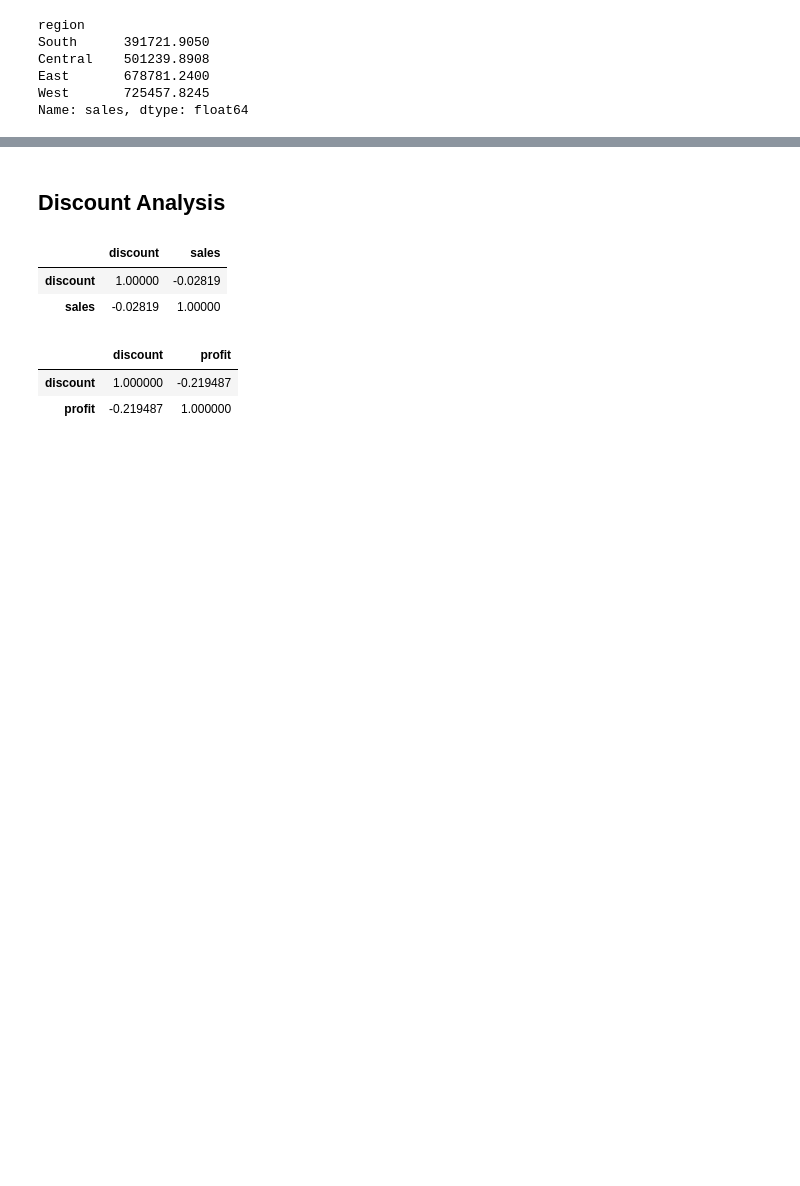
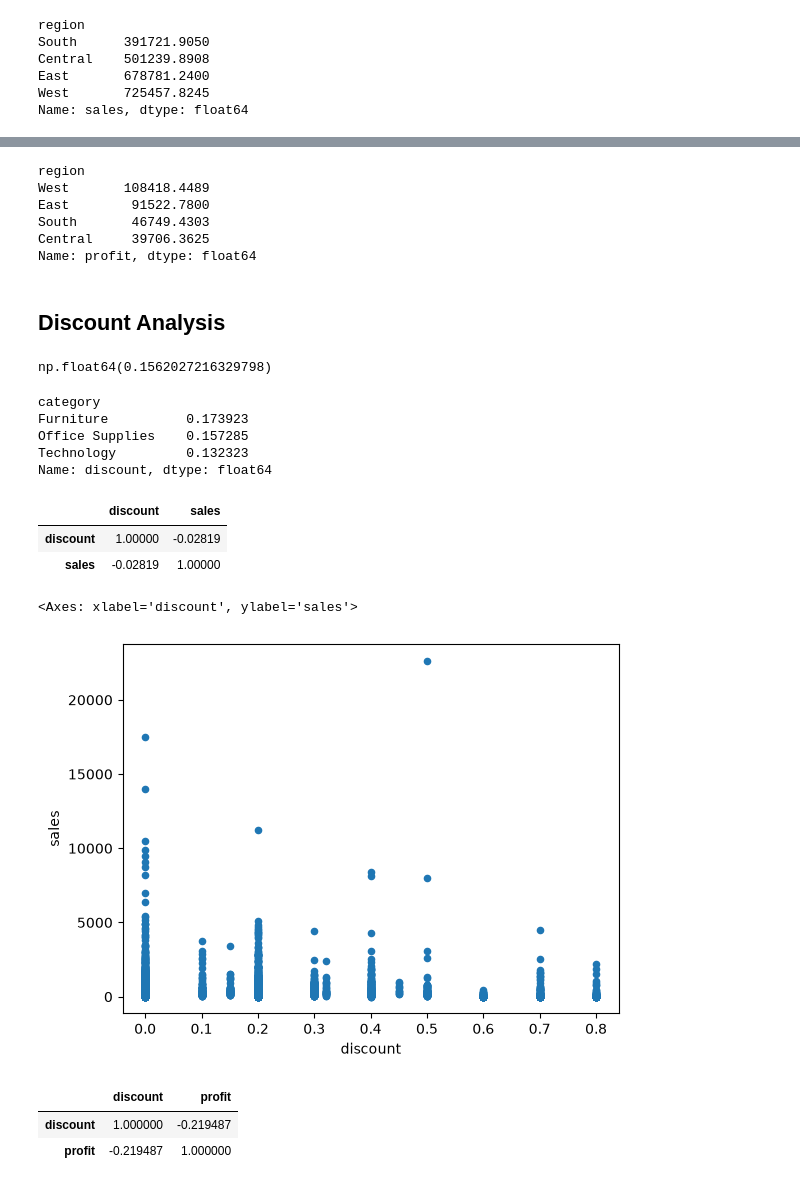
Before and after one commit to Yashoda07/retail-analytics-and-insights-platform, a Jupyter notebook: python_notebooks/03_EDA_Exploratory_Data_Analytics.ipynb, the cells around one changed output, grey strips where cells are left out. Saved outputs shown, nothing was run; the diff lists cells and outputs as text; code cells hidden in the pictures; blank space fills up the shorter version.

```diff
--- a/python_notebooks/03_EDA_Exploratory_Data_Analytics.ipynb
+++ b/python_notebooks/03_EDA_Exploratory_Data_Analytics.ipynb
@@ -212,5 +275,29 @@ Name: sales, dtype: float64
+# %%
+# Best Performing Region
+df.groupby("region")["profit"].sum().sort_values(ascending=False)
+# %% [output]
+region
+West       108418.4489
+East        91522.7800
+South       46749.4303
+Central     39706.3625
+Name: profit, dtype: float64
 # %% [markdown]
 ## Discount Analysis
+# %%
+# average discount
+df["discount"].mean()
+# %% [output]
+np.float64(0.1562027216329798)
+# %%
+# average discount by category
+df.groupby("category")["discount"].mean().sort_values(ascending=False)
+# %% [output]
+category
+Furniture          0.173923
+Office Supplies    0.157285
+Technology         0.132323
+Name: discount, dtype: float64
 # %%
 # Does higher discount increase sales?
 df[["discount", "sales"]].corr()
@@ -218,6 +305,12 @@ df[["discount", "sales"]].corr()
 |  | discount | sales |
 | discount | 1.00000 | -0.02819 |
 | sales | -0.02819 | 1.00000 |
+# %%
+# Relationship between discount and sales
+df.plot(x="discount", y="sales", kind="scatter")
+# %% [output]
+<Axes: xlabel='discount', ylabel='sales'>
+[figure, added]
 # %%
 # Does higher discount reduce profits?
 df[["discount", "profit"]].corr()
```
Also changed, not shown: parts of 11 cells of this notebook, 3 other files.
